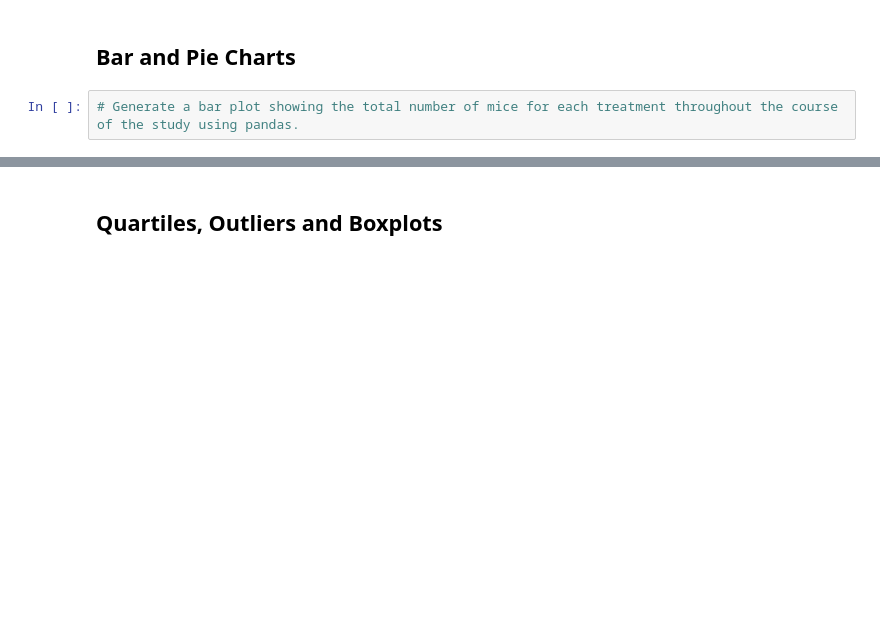
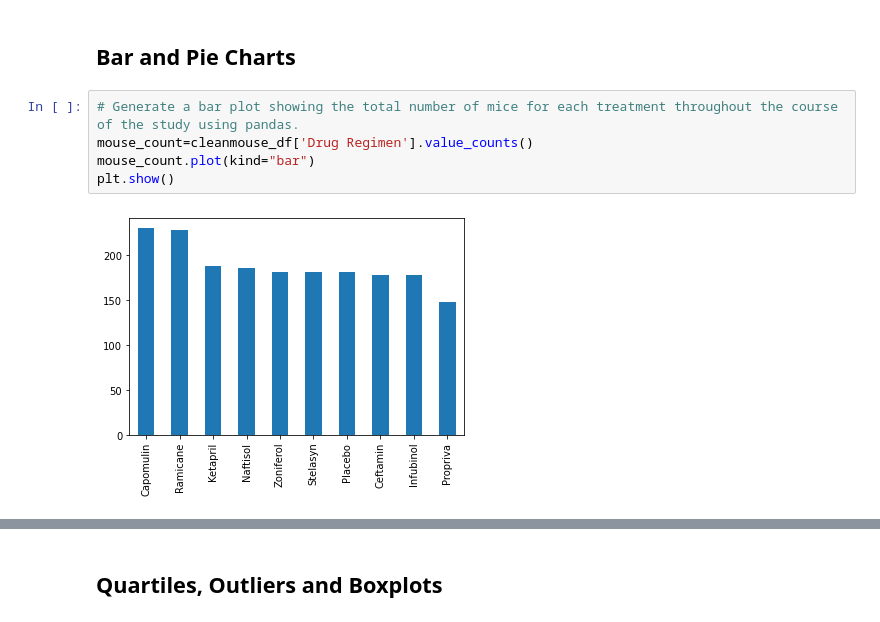
Before and after one commit to loucksjohn/matplotlib_homework, a Jupyter notebook: Pymaceuticals/pymaceuticals_starter.ipynb, the cells around one changed output, grey strips where cells are left out. Saved outputs shown, nothing was run; the diff lists cells and outputs as text; blank space fills up the shorter version.

```diff
--- a/Pymaceuticals/pymaceuticals_starter.ipynb
+++ b/Pymaceuticals/pymaceuticals_starter.ipynb
@@ -74,5 +107,10 @@ drugvar = drug_gby_df['Tumor Volume (mm3)'].var()
 ## Bar and Pie Charts
 # %%
 # Generate a bar plot showing the total number of mice for each treatment throughout the course of the study using pandas.
+mouse_count=cleanmouse_df['Drug Regimen'].value_counts()
+mouse_count.plot(kind="bar")
+plt.show()
+# %% [output]
+[figure, added]
 # %%
 # Generate a bar plot showing the total number of mice for each treatment throughout the course of the study using pyplot.
```
Also changed, not shown: parts of 7 cells of this notebook.
